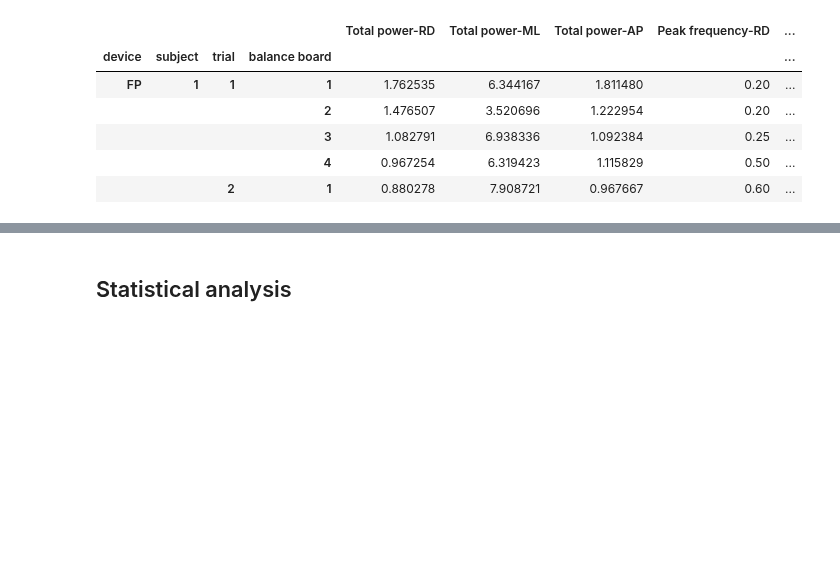
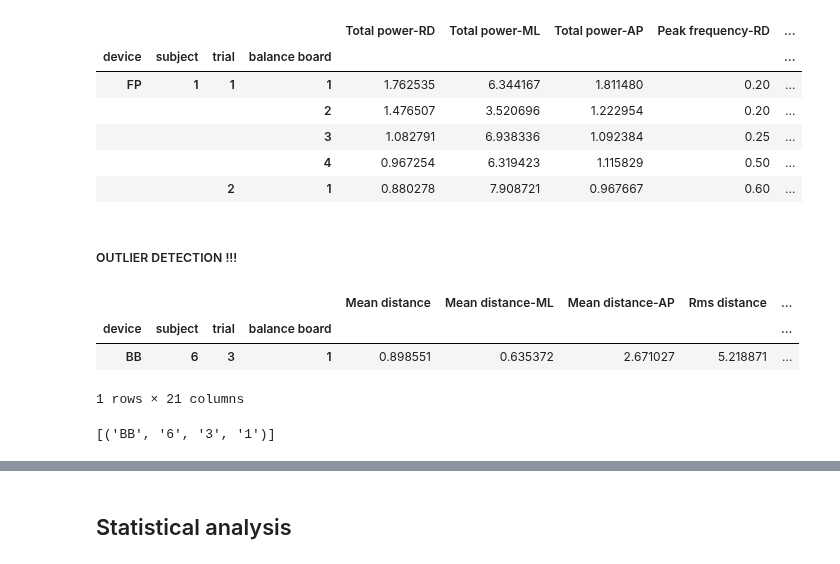
Before and after one commit to Antoninj/master_thesis, a Jupyter notebook: notebooks/feature_results_statistical_analysis.ipynb, the cells around one changed output, grey strips where cells are left out. Drawn from its saved outputs; the diff is of its cells as text; code cells hidden in the pictures; blank space fills up the shorter version.

```diff
--- a/notebooks/feature_results_statistical_analysis.ipynb
+++ b/notebooks/feature_results_statistical_analysis.ipynb
@@ -170,3 +170,18 @@ fp_freq.head()
 |  |  |  | 3 | 1.082791 | 6.938336 | 1.092384 | 0.25 | ... |
 |  |  |  | 4 | 0.967254 | 6.319423 | 1.115829 | 0.50 | ... |
 |  |  | 2 | 1 | 0.880278 | 7.908721 | 0.967667 | 0.60 | ... |
+# %% [markdown]
+##### OUTLIER DETECTION !!!
+# %%
+wbb_outlier_values = wbb_time[wbb_time["Mean velocity"]==wbb_time["Mean velocity"].max()]
+wbb_outlier_values
+# %% [output]
+|  |  |  |  | Mean distance | Mean distance-ML | Mean distance-AP | Rms distance | ... |
+| device | subject | trial | balance board |  |  |  |  | ... |
+| BB | 6 | 3 | 1 | 0.898551 | 0.635372 | 2.671027 | 5.218871 | ... |
+1 rows × 21 columns
+# %%
+outlier_index = wbb_outlier_values.index.tolist()
+outlier_index
+# %% [output]
+[('BB', '6', '3', '1')]
```
Also changed, not shown: parts of 1 cell of this notebook, 3 other files.
